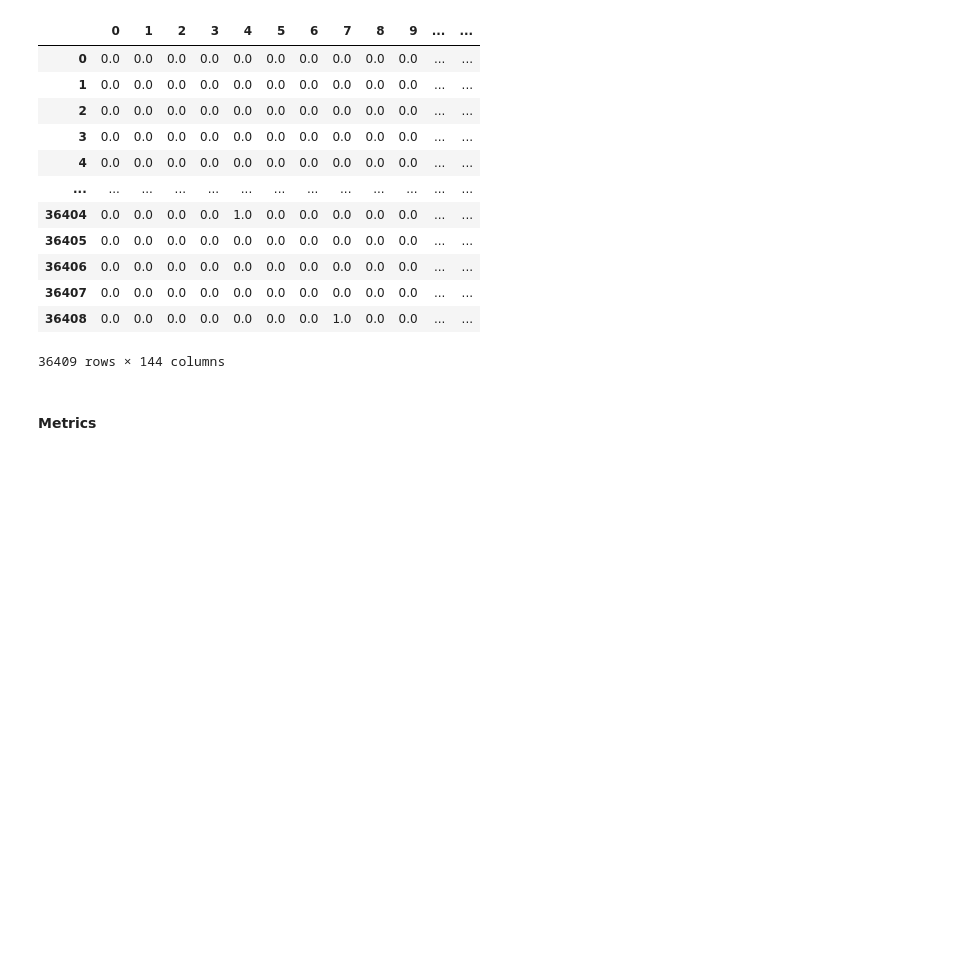
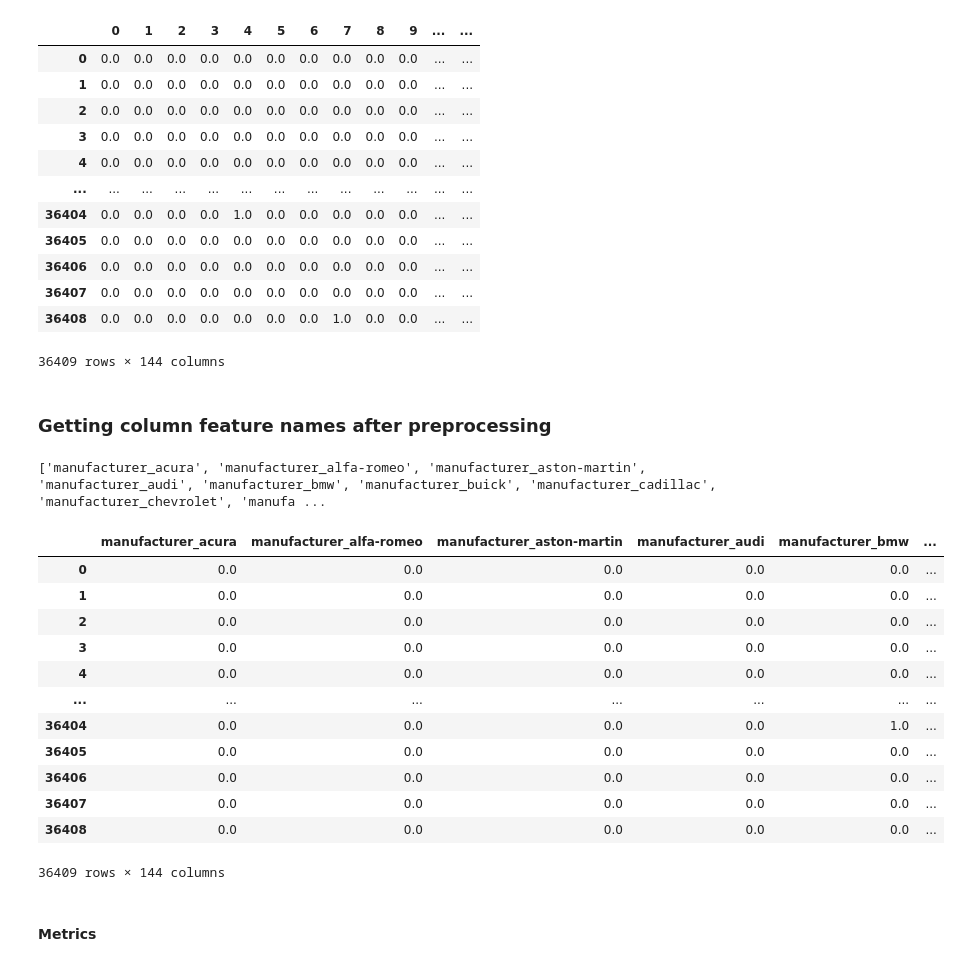
Before and after one commit to eric8395/vehicle_pricing, a Jupyter notebook: Model Building.ipynb, the cells around one changed output. Saved outputs shown, nothing was run; the diff lists cells and outputs as text; code cells hidden in the pictures; blank space fills up the shorter version.

```diff
--- a/Model Building.ipynb
+++ b/Model Building.ipynb
@@ -212,0 +226,7 @@ pp_ct = ColumnTransformer(transformers =
+# %%
+# new order of cols
+order = list(cat_cols) + list(num_cols)
+
+# set new order on training and test
+X_train = X_train[order]
+X_test = X_test[order]
@@ -256,6 +285,36 @@ pp_X_test
 | 36407 | 0.0 | 0.0 | 0.0 | 0.0 | 0.0 | 0.0 | 0.0 | 0.0 | 0.0 | 0.0 | ... | ... |
 | 36408 | 0.0 | 0.0 | 0.0 | 0.0 | 0.0 | 0.0 | 0.0 | 1.0 | 0.0 | 0.0 | ... | ... |
 36409 rows × 144 columns
+# %% [markdown]
+### Getting column feature names after preprocessing
+# %%
+# For categorical features, get the new feature names after one-hot encoding
+categorical_feature_names = pp_ct.named_transformers_['nominalpipe']['onehotenc'].get_feature_names_out(cat_cols)
+
+# Combine feature names
+preprocessed_feature_names = list(categorical_feature_names) + list(num_cols)
+
+print(preprocessed_feature_names)
+# %% [output]
+['manufacturer_acura', 'manufacturer_alfa-romeo', 'manufacturer_aston-martin', 'manufacturer_audi', 'manufacturer_bmw', 'manufacturer_buick', 'manufacturer_cadillac', 'manufacturer_chevrolet', 'manufa ...
+# %%
+pp_X_train.columns = preprocessed_feature_names
+pp_X_test.columns = preprocessed_feature_names
+pp_X_test
+# %% [output]
+|  | manufacturer_acura | manufacturer_alfa-romeo | manufacturer_aston-martin | manufacturer_audi | manufacturer_bmw | ... |
+| 0 | 0.0 | 0.0 | 0.0 | 0.0 | 0.0 | ... |
+| 1 | 0.0 | 0.0 | 0.0 | 0.0 | 0.0 | ... |
+| 2 | 0.0 | 0.0 | 0.0 | 0.0 | 0.0 | ... |
+| 3 | 0.0 | 0.0 | 0.0 | 0.0 | 0.0 | ... |
+| 4 | 0.0 | 0.0 | 0.0 | 0.0 | 0.0 | ... |
+| ... | ... | ... | ... | ... | ... | ... |
+| 36404 | 0.0 | 0.0 | 0.0 | 0.0 | 1.0 | ... |
+| 36405 | 0.0 | 0.0 | 0.0 | 0.0 | 0.0 | ... |
+| 36406 | 0.0 | 0.0 | 0.0 | 0.0 | 0.0 | ... |
+| 36407 | 0.0 | 0.0 | 0.0 | 0.0 | 0.0 | ... |
+| 36408 | 0.0 | 0.0 | 0.0 | 0.0 | 0.0 | ... |
+36409 rows × 144 columns
 # %%
 # log transform the target variable
 log_y_train = np.log(y_train)
```
Also changed, not shown: parts of 18 cells of this notebook, 3 other files.
